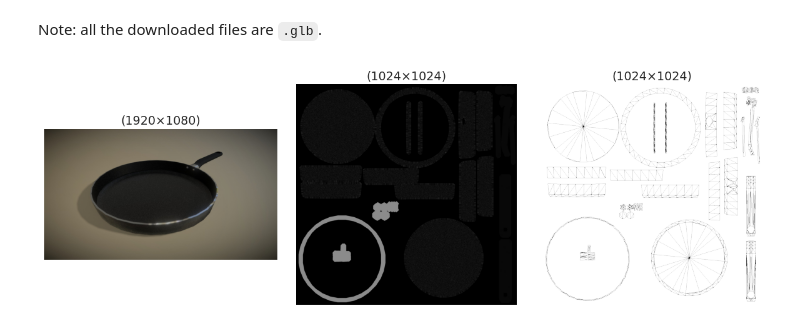
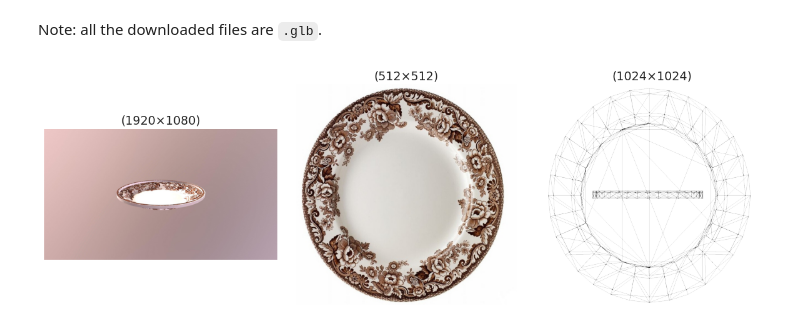
Before and after one commit to MrPio/Texture-Anything, a Jupyter notebook: 1-annotations_filtering/1.4.1-Visualize_Samples_Objaverse.ipynb, the cells around one changed output. Saved outputs shown, nothing was run; the diff lists cells and outputs as text; code cells hidden in the pictures.

```diff
--- a/1-annotations_filtering/1.4.1-Visualize_Samples_Objaverse.ipynb
+++ b/1-annotations_filtering/1.4.1-Visualize_Samples_Objaverse.ipynb
@@ -14,10 +14,10 @@ dataset = ObjaverseDataset3D()
 # %% [markdown]
 Note: all the downloaded files are `.glb`.
 # %%
-UID = "ffebd77d0373462eb7c6d2d4941eb39c"
+UID = "3b15c410f87f42daa7e8cb5b5f74e3f1"
 obj = dataset[UID]
 plot_images([obj.rendering, obj.textures[0], obj.draw_uv_map()], cols=3)
 trimesh.load(obj.path).show()
 # %% [output]
-[figure, old version]
+[figure, new version]
 [interactive output not drawn]
```
Also changed, not shown: 4 other files.
